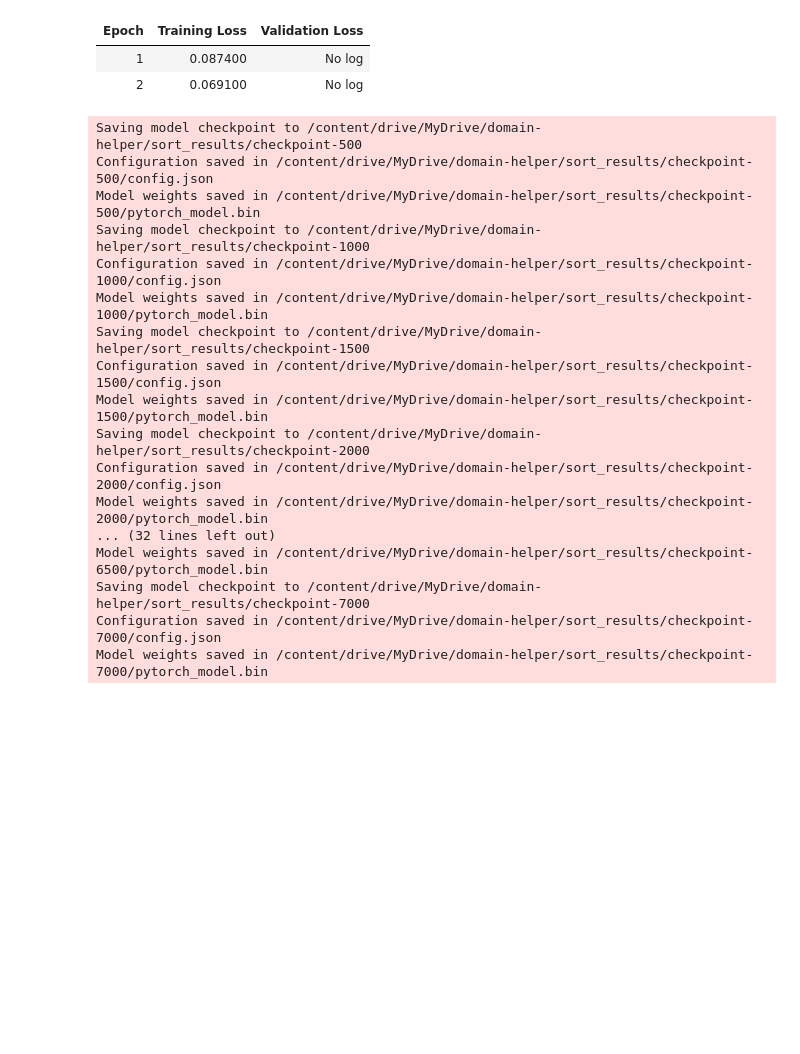
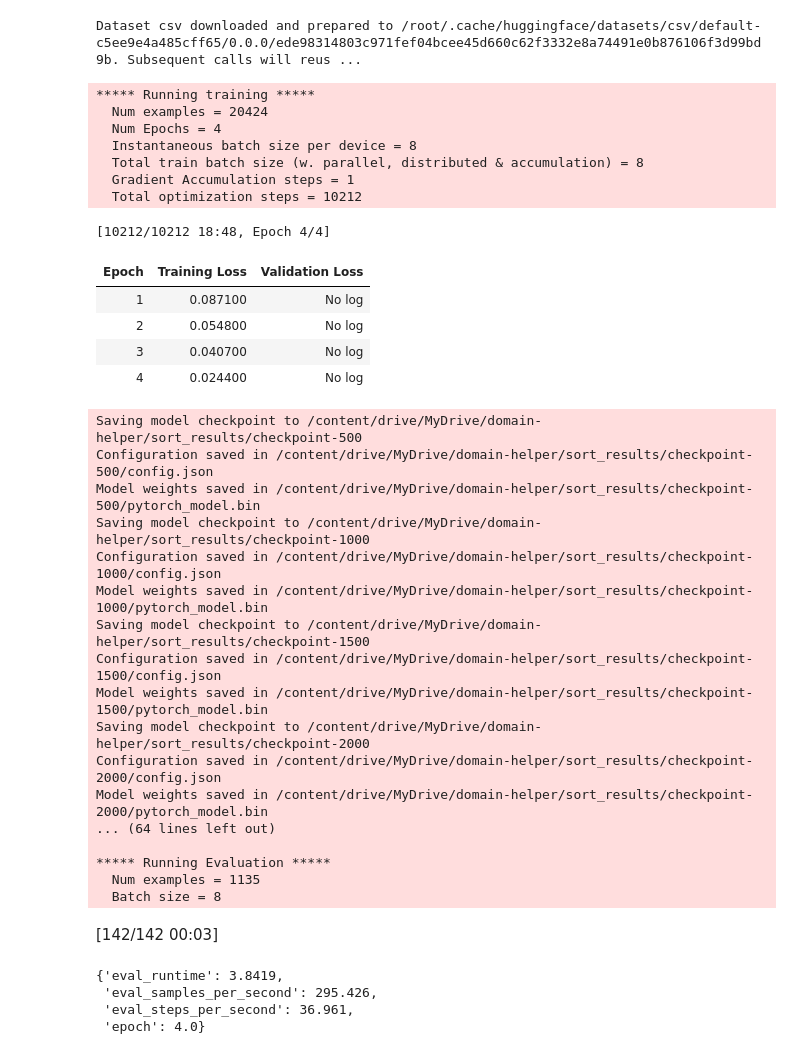
Before and after one commit to irplab/irpia-algos, a Jupyter notebook: edubases_gar_type_classifier_training.ipynb, the cells around one changed output. Saved outputs shown, nothing was run; the diff lists cells and outputs as text; code cells hidden in the pictures; blank space fills up the shorter version.

```diff
--- a/edubases_gar_type_classifier_training.ipynb
+++ b/edubases_gar_type_classifier_training.ipynb
@@ -52,7 +52,7 @@ test_set.set_format('torch',
                      columns=['input_ids', 'attention_mask', 'label'])
 
 batch_size = 8
-epochs = 5
+epochs = 4
 
 warmup_steps = 500
 weight_decay = 0.01
@@ -117,23 +106,39 @@ Model config CamembertConfig {
+Dataset csv downloaded and prepared to /root/.cache/huggingface/datasets/csv/default-c5ee9e4a485cff65/0.0.0/ede98314803c971fef04bcee45d660c62f3332e8a74491e0b876106f3d99bd9b. Subsequent calls will reus ...
+***** Running training *****
+  Num examples = 20424
+  Num Epochs = 4
+  Instantaneous batch size per device = 8
+  Total train batch size (w. parallel, distributed & accumulation) = 8
+  Gradient Accumulation steps = 1
+  Total optimization steps = 10212
+[10212/10212 18:48, Epoch 4/4]
 | Epoch | Training Loss | Validation Loss |
-| 1 | 0.087400 | No log |
-| 2 | 0.069100 | No log |
+| 1 | 0.087100 | No log |
+| 2 | 0.054800 | No log |
+| 3 | 0.040700 | No log |
+| 4 | 0.024400 | No log |
-Saving model checkpoint to /content/drive/MyDrive/domain-helper/sort_results/checkpoint-500
-Configuration saved in /content/drive/MyDrive/domain-helper/sort_results/checkpoint-500/config.json
-Model weights saved in /content/drive/MyDrive/domain-helper/sort_results/checkpoint-500/pytorch_model.bin
-Saving model checkpoint to /content/drive/MyDrive/domain-helper/sort_results/checkpoint-1000
-Configuration saved in /content/drive/MyDrive/domain-helper/sort_results/checkpoint-1000/config.json
-Model weights saved in /content/drive/MyDrive/domain-helper/sort_results/checkpoint-1000/pytorch_model.bin
-Saving model checkpoint to /content/drive/MyDrive/domain-helper/sort_results/checkpoint-1500
-Configuration saved in /content/drive/MyDrive/domain-helper/sort_results/checkpoint-1500/config.json
-Model weights saved in /content/drive/MyDrive/domain-helper/sort_results/checkpoint-1500/pytorch_model.bin
-Saving model checkpoint to /content/drive/MyDrive/domain-helper/sort_results/checkpoint-2000
-Configuration saved in /content/drive/MyDrive/domain-helper/sort_results/checkpoint-2000/config.json
-Model weights saved in /content/drive/MyDrive/domain-helper/sort_results/checkpoint-2000/pytorch_model.bin
-... (32 lines left out)
-Model weights saved in /content/drive/MyDrive/domain-helper/sort_results/checkpoint-6500/pytorch_model.bin
-Saving model checkpoint to /content/drive/MyDrive/domain-helper/sort_results/checkpoint-7000
-Configuration saved in /content/drive/MyDrive/domain-helper/sort_results/checkpoint-7000/config.json
-Model weights saved in /content/drive/MyDrive/domain-helper/sort_results/checkpoint-7000/pytorch_model.bin
+Saving model checkpoint to /content/drive/MyDrive/domain-helper/sort_results/checkpoint-500
+Configuration saved in /content/drive/MyDrive/domain-helper/sort_results/checkpoint-500/config.json
+Model weights saved in /content/drive/MyDrive/domain-helper/sort_results/checkpoint-500/pytorch_model.bin
+Saving model checkpoint to /content/drive/MyDrive/domain-helper/sort_results/checkpoint-1000
+Configuration saved in /content/drive/MyDrive/domain-helper/sort_results/checkpoint-1000/config.json
+Model weights saved in /content/drive/MyDrive/domain-helper/sort_results/checkpoint-1000/pytorch_model.bin
+Saving model checkpoint to /content/drive/MyDrive/domain-helper/sort_results/checkpoint-1500
+Configuration saved in /content/drive/MyDrive/domain-helper/sort_results/checkpoint-1500/config.json
+Model weights saved in /content/drive/MyDrive/domain-helper/sort_results/checkpoint-1500/pytorch_model.bin
+Saving model checkpoint to /content/drive/MyDrive/domain-helper/sort_results/checkpoint-2000
+Configuration saved in /content/drive/MyDrive/domain-helper/sort_results/checkpoint-2000/config.json
+Model weights saved in /content/drive/MyDrive/domain-helper/sort_results/checkpoint-2000/pytorch_model.bin
+... (64 lines left out)
+
+***** Running Evaluation *****
+  Num examples = 1135
+  Batch size = 8
+[142/142 00:03]
+{'eval_runtime': 3.8419,
+ 'eval_samples_per_second': 295.426,
+ 'eval_steps_per_second': 36.961,
+ 'epoch': 4.0}
 # %%
 Y_test = validation_set["label"]
 X_test_tokenized = tokenizer(validation_set["text"], padding=True, truncation=True)
```
Also changed, not shown: parts of 3 cells of this notebook.
